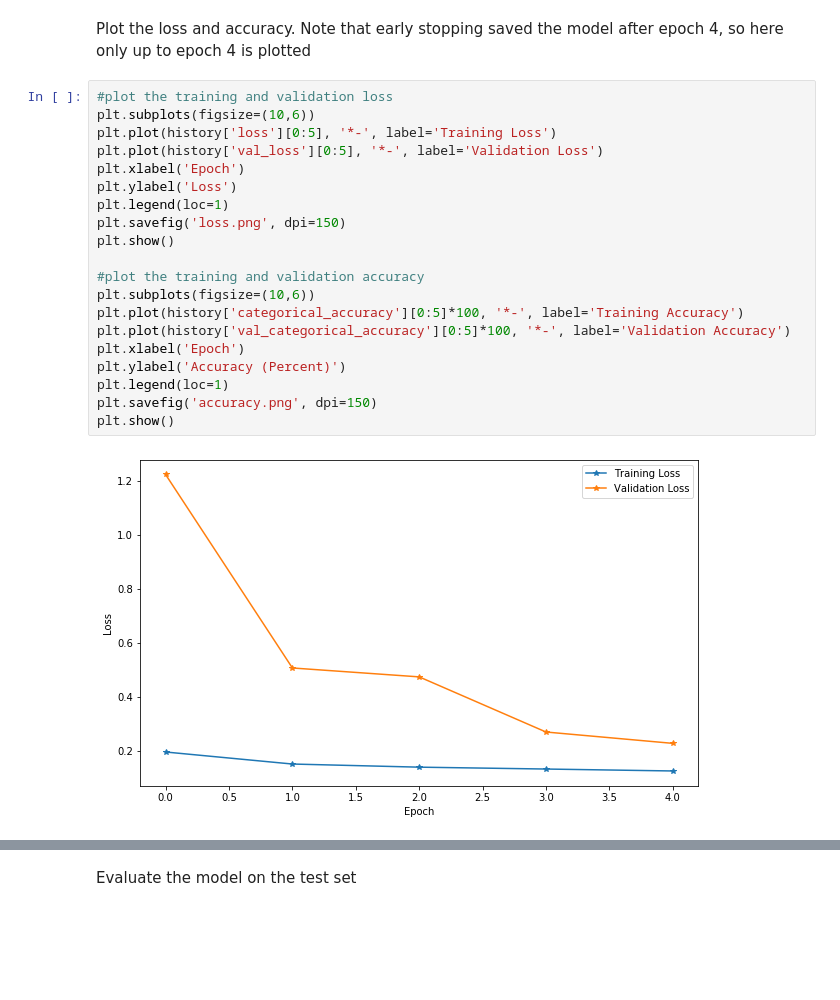
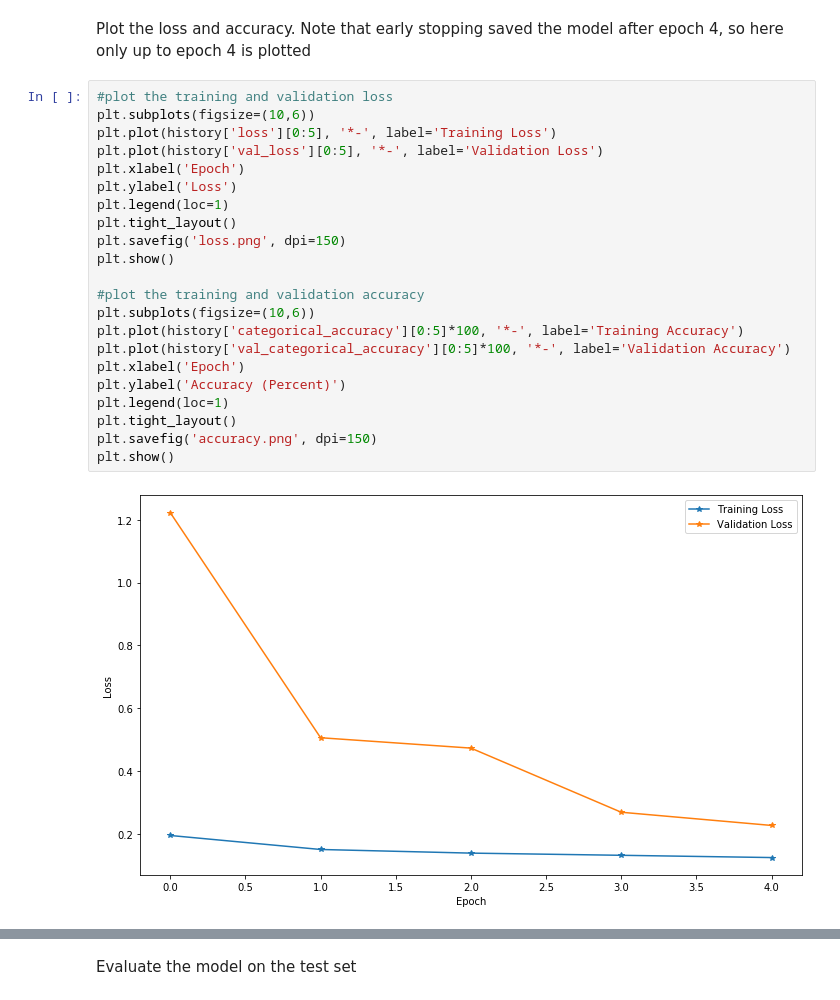
Before and after one commit to nerajbobra/lstm-cnn-eeg-sleep-staging, a Jupyter notebook: train_model.ipynb, the cells around one changed output, grey strips where cells are left out. Saved outputs shown, nothing was run; the diff lists cells and outputs as text; blank space fills up the shorter version.

```diff
--- a/train_model.ipynb
+++ b/train_model.ipynb
@@ -420,22 +420,24 @@ Plot the loss and accuracy. Note that early stopping saved the model after epoch
 # %%
 #plot the training and validation loss
 plt.subplots(figsize=(10,6))
 plt.plot(history['loss'][0:5], '*-', label='Training Loss')
 plt.plot(history['val_loss'][0:5], '*-', label='Validation Loss')
 plt.xlabel('Epoch')
 plt.ylabel('Loss')
 plt.legend(loc=1)
+plt.tight_layout()
 plt.savefig('loss.png', dpi=150)
 plt.show()
 
 #plot the training and validation accuracy
 plt.subplots(figsize=(10,6))
 plt.plot(history['categorical_accuracy'][0:5]*100, '*-', label='Training Accuracy')
 plt.plot(history['val_categorical_accuracy'][0:5]*100, '*-', label='Validation Accuracy')
 plt.xlabel('Epoch')
 plt.ylabel('Accuracy (Percent)')
 plt.legend(loc=1)
+plt.tight_layout()
 plt.savefig('accuracy.png', dpi=150)
 plt.show()
 # %% [output]
-[figure, old version]
+[figure, new version]
```
Also changed, not shown: parts of 1 cell of this notebook, 6 other files.
